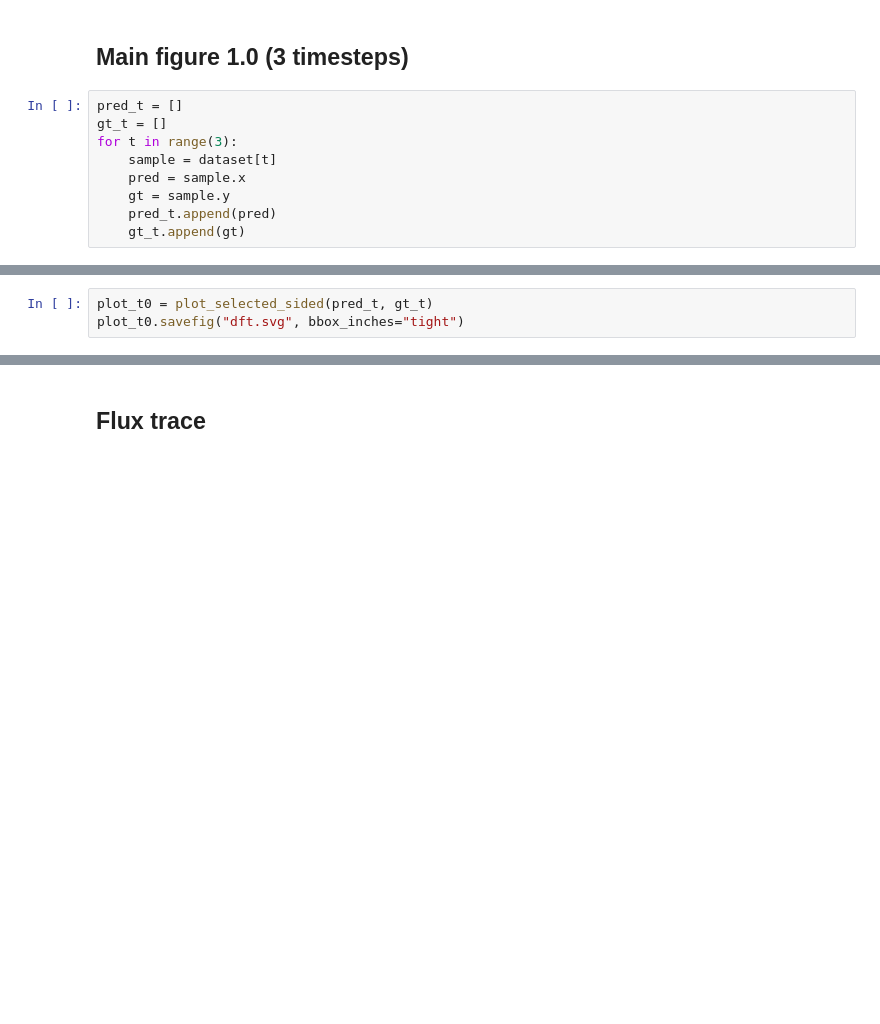
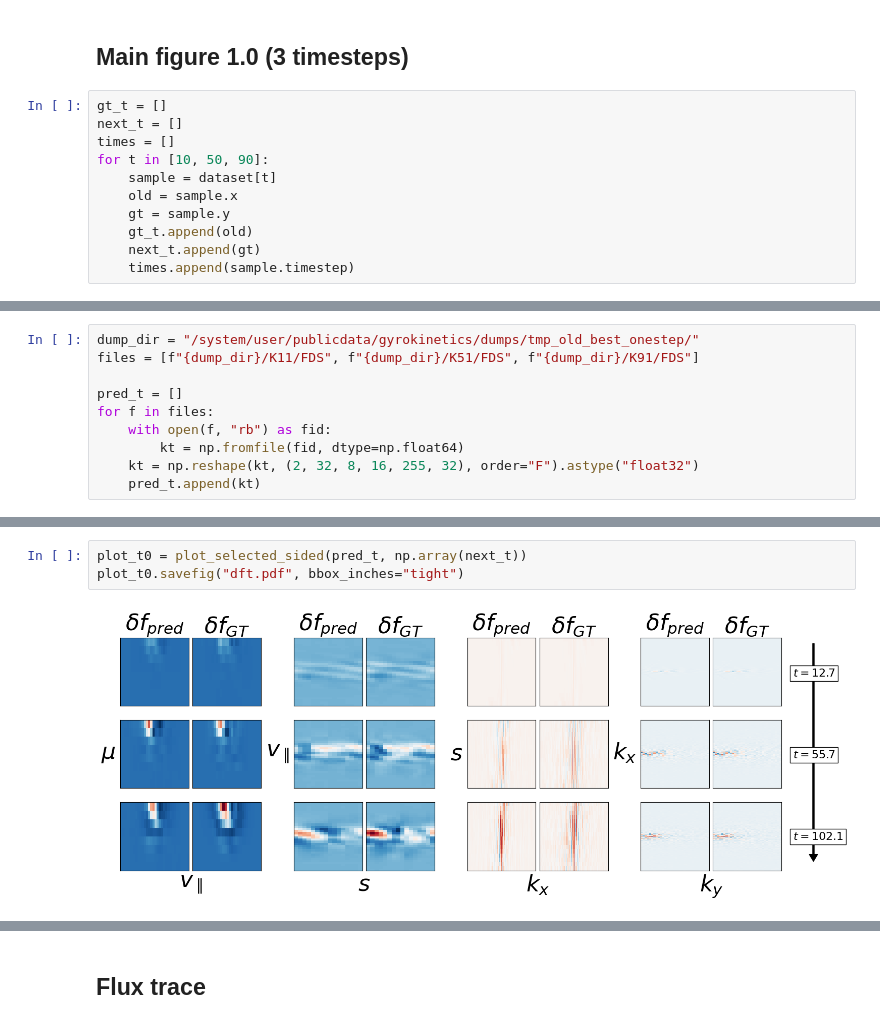
Before and after one commit to ml-jku/neural-gyrokinetics, a Jupyter notebook: notebooks/paper_plotting.ipynb, the cells around one changed output, grey strips where cells are left out. Saved outputs shown, nothing was run; the diff lists cells and outputs as text; blank space fills up the shorter version.

```diff
--- a/notebooks/paper_plotting.ipynb
+++ b/notebooks/paper_plotting.ipynb
@@ -355,11 +355,13 @@ plot.savefig("distribution_1.svg", bbox_inches="tight")
 # %% [markdown]
 ## Main figure 1.0 (3 timesteps)
 # %%
-pred_t = []
 gt_t = []
-for t in range(3):
+next_t = []
+times = []
+for t in [10, 50, 90]:
     sample = dataset[t]
-    pred = sample.x
+    old = sample.x
     gt = sample.y
-    pred_t.append(pred)
-    gt_t.append(gt)
+    gt_t.append(old)
+    next_t.append(gt)
+    times.append(sample.timestep)
@@ -366,3 +372,13 @@ for t in range(3):
+# %%
+dump_dir = "/system/user/publicdata/gyrokinetics/dumps/tmp_old_best_onestep/"
+files = [f"{dump_dir}/K11/FDS", f"{dump_dir}/K51/FDS", f"{dump_dir}/K91/FDS"]
+
+pred_t = []
+for f in files:
+    with open(f, "rb") as fid:
+        kt = np.fromfile(fid, dtype=np.float64)
+    kt = np.reshape(kt, (2, 32, 8, 16, 255, 32), order="F").astype("float32")
+    pred_t.append(kt)
 # %%
 def force_aspect(ax, aspect=1):
     im = ax.get_images()
@@ -471,5 +503,7 @@ def plot_selected_sided(pred_t, gt_t, title=""):
 
     return fig
 # %%
-plot_t0 = plot_selected_sided(pred_t, gt_t)
-plot_t0.savefig("dft.svg", bbox_inches="tight")
+plot_t0 = plot_selected_sided(pred_t, np.array(next_t))
+plot_t0.savefig("dft.pdf", bbox_inches="tight")
+# %% [output]
+[figure, added]
```
Also changed, not shown: parts of 20 cells of this notebook, 2 other files.
